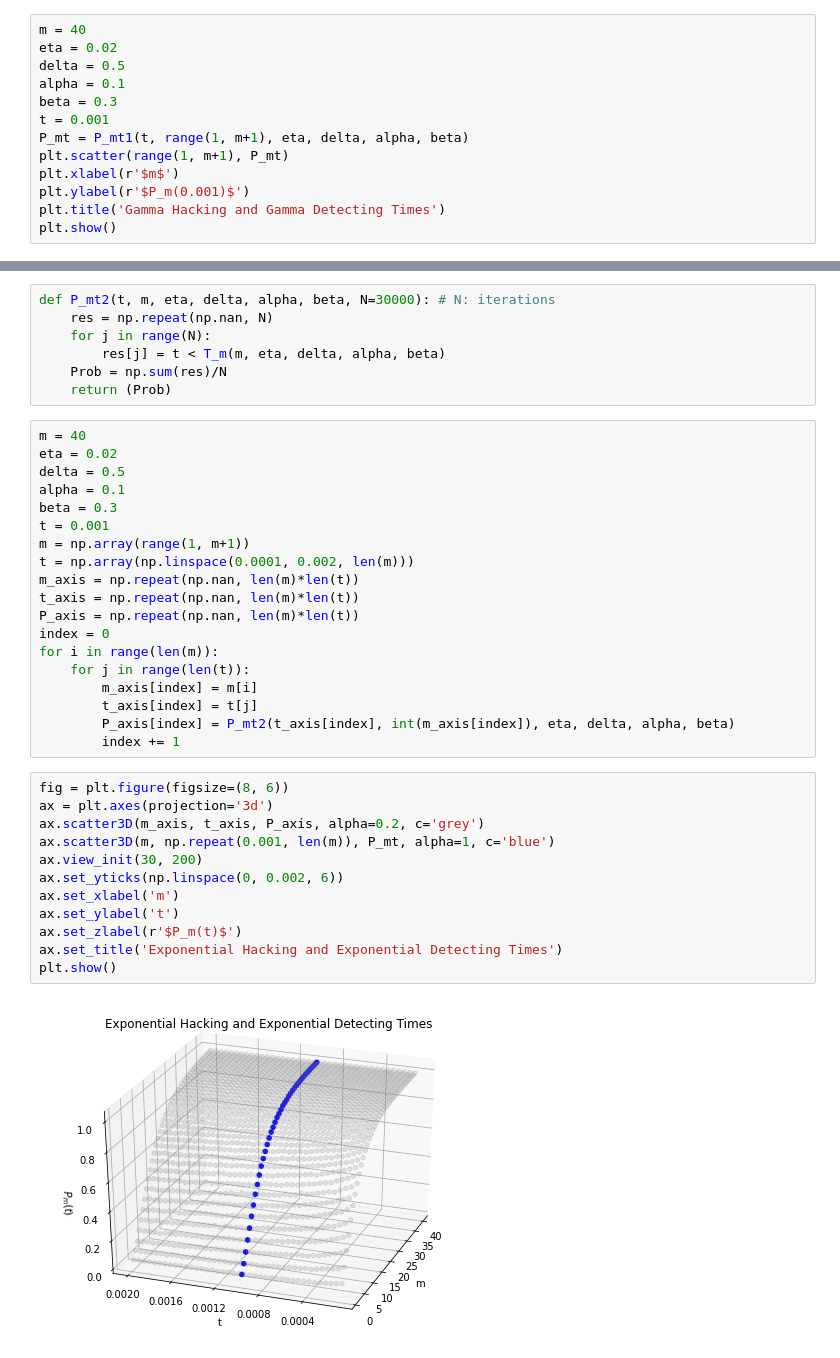
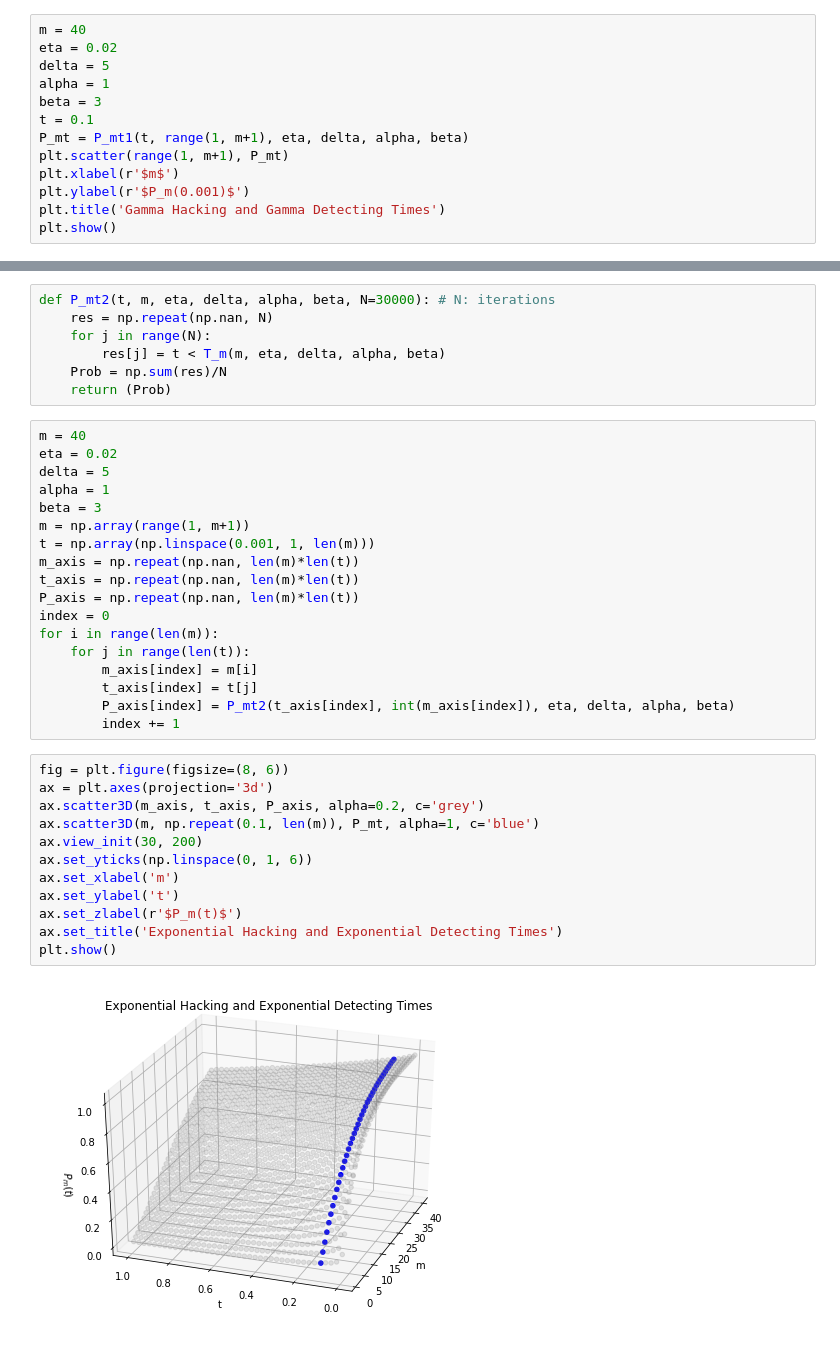
Before and after one commit to xuxiufeng/Blockchain_Simulations, a Jupyter notebook: Probability_Gamma_and_Gamma.ipynb, the cells around one changed output, grey strips where cells are left out. Cells and saved outputs as stored; diff of their text form.

```diff
--- a/Probability_Gamma_and_Gamma.ipynb
+++ b/Probability_Gamma_and_Gamma.ipynb
@@ -27,10 +27,10 @@ def P_mt1(t, m, eta, delta, alpha, beta, N=70000):
 # %%
 m = 40
 eta = 0.02
-delta = 0.5
-alpha = 0.1
-beta = 0.3
-t = 0.001
+delta = 5
+alpha = 1
+beta = 3
+t = 0.1
 P_mt = P_mt1(t, range(1, m+1), eta, delta, alpha, beta)
 plt.scatter(range(1, m+1), P_mt)
 plt.xlabel(r'$m$')
@@ -51,12 +51,11 @@ def P_mt2(t, m, eta, delta, alpha, beta, N=30000): # N: iterations
 # %%
 m = 40
 eta = 0.02
-delta = 0.5
-alpha = 0.1
-beta = 0.3
-t = 0.001
+delta = 5
+alpha = 1
+beta = 3
 m = np.array(range(1, m+1))
-t = np.array(np.linspace(0.0001, 0.002, len(m)))
+t = np.array(np.linspace(0.001, 1, len(m)))
 m_axis = np.repeat(np.nan, len(m)*len(t))
 t_axis = np.repeat(np.nan, len(m)*len(t))
 P_axis = np.repeat(np.nan, len(m)*len(t))
@@ -70,14 +69,14 @@ for i in range(len(m)):
 # %%
 fig = plt.figure(figsize=(8, 6))
 ax = plt.axes(projection='3d')
 ax.scatter3D(m_axis, t_axis, P_axis, alpha=0.2, c='grey')
-ax.scatter3D(m, np.repeat(0.001, len(m)), P_mt, alpha=1, c='blue')
+ax.scatter3D(m, np.repeat(0.1, len(m)), P_mt, alpha=1, c='blue')
 ax.view_init(30, 200)
-ax.set_yticks(np.linspace(0, 0.002, 6))
+ax.set_yticks(np.linspace(0, 1, 6))
 ax.set_xlabel('m')
 ax.set_ylabel('t')
 ax.set_zlabel(r'$P_m(t)$')
 ax.set_title('Exponential Hacking and Exponential Detecting Times')
 plt.show()
 # %% [output]
-[figure, old version]
+[figure, new version]
```
Also changed, not shown: parts of 1 cell of this notebook.
